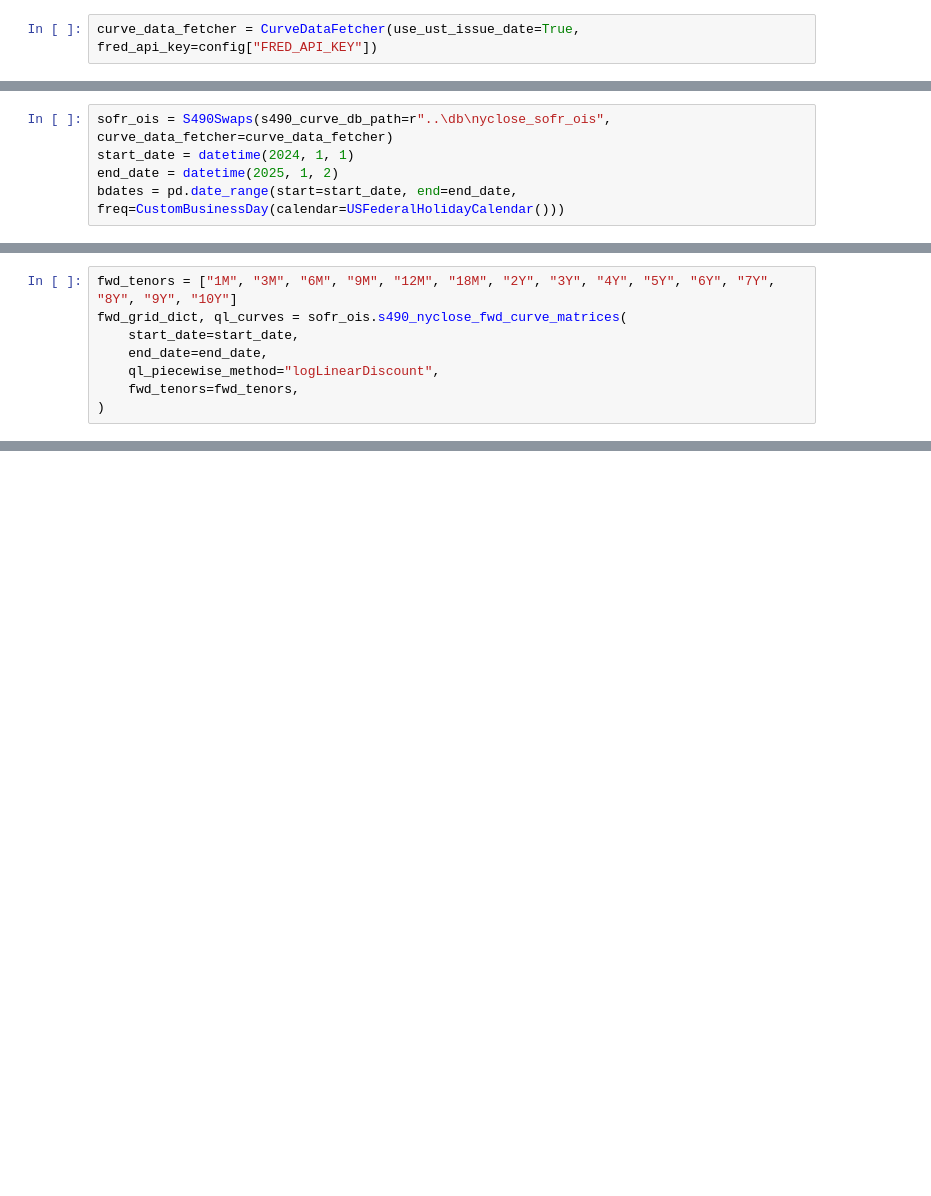
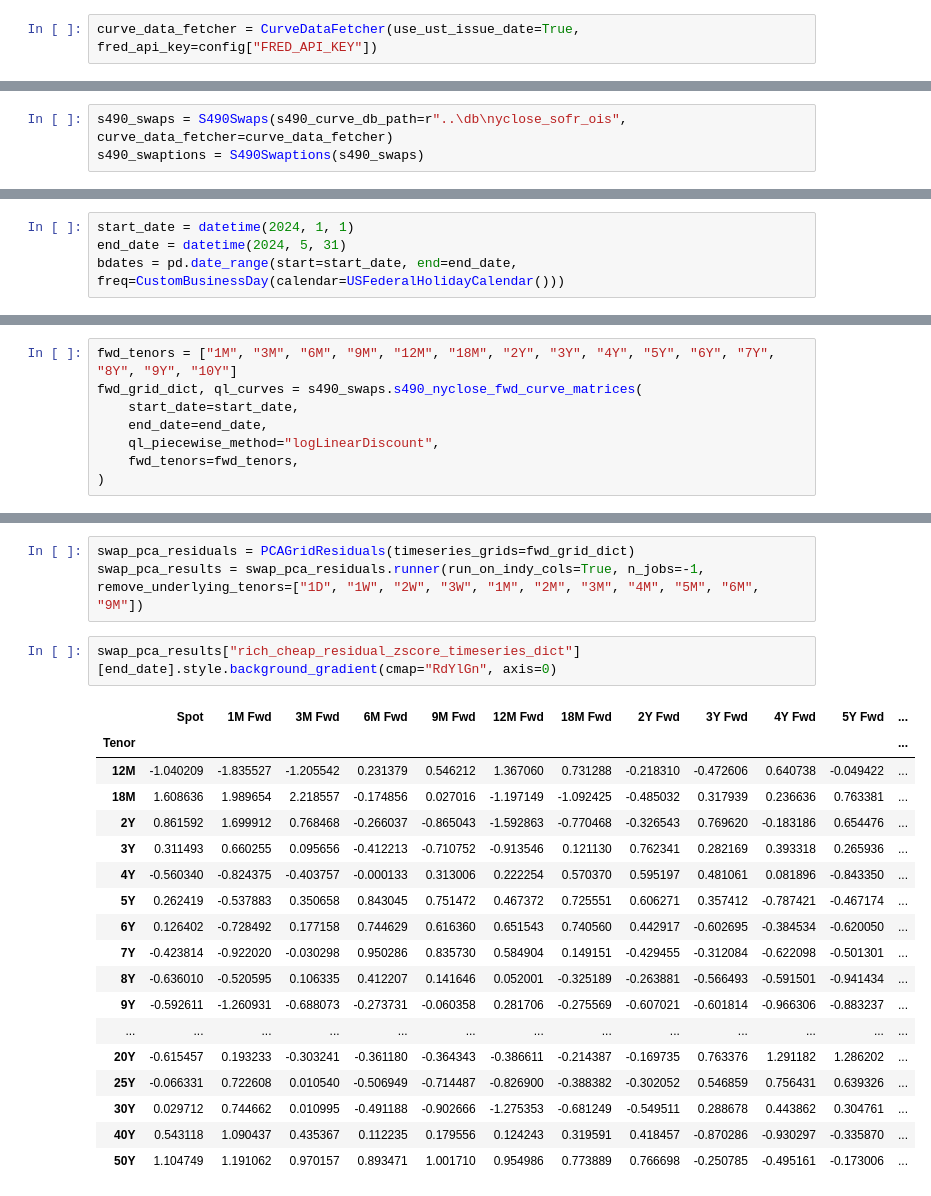
Before and after one commit to pfin/Curvy-CUSIPs, a Jupyter notebook: notebooks/temp.ipynb, the cells around one changed output, grey strips where cells are left out. Drawn from its saved outputs; the diff is of its cells as text; blank space fills up the shorter version.

```diff
--- a/notebooks/temp.ipynb
+++ b/notebooks/temp.ipynb
@@ -243,0 +47,3 @@ Risk Weights - Front Wing: 46.500%, Back Wing: 66.900%, Sum: 113.400%
+# %%
+s490_swaps = S490Swaps(s490_curve_db_path=r"..\db\nyclose_sofr_ois", curve_data_fetcher=curve_data_fetcher)
+s490_swaptions = S490Swaptions(s490_swaps)
@@ -244,5 +54,4 @@ Risk Weights - Front Wing: 46.500%, Back Wing: 66.900%, Sum: 113.400%
 # %%
-sofr_ois = S490Swaps(s490_curve_db_path=r"..\db\nyclose_sofr_ois", curve_data_fetcher=curve_data_fetcher)
 start_date = datetime(2024, 1, 1)
-end_date = datetime(2025, 1, 2)
+end_date = datetime(2024, 5, 31)
 bdates = pd.date_range(start=start_date, end=end_date, freq=CustomBusinessDay(calendar=USFederalHolidayCalendar()))
@@ -251,6 +58,6 @@ bdates = pd.date_range(start=start_date, end=end_date, freq=CustomBusinessDay(ca
 # %%
 fwd_tenors = ["1M", "3M", "6M", "9M", "12M", "18M", "2Y", "3Y", "4Y", "5Y", "6Y", "7Y", "8Y", "9Y", "10Y"]
-fwd_grid_dict, ql_curves = sofr_ois.s490_nyclose_fwd_curve_matrices(
+fwd_grid_dict, ql_curves = s490_swaps.s490_nyclose_fwd_curve_matrices(
     start_date=start_date,
     end_date=end_date,
     ql_piecewise_method="logLinearDiscount",
@@ -409,0 +66,24 @@ BPV Neutral Fly PVBP: -40_091.594
+# %%
+swap_pca_residuals = PCAGridResiduals(timeseries_grids=fwd_grid_dict)
+swap_pca_results = swap_pca_residuals.runner(run_on_indy_cols=True, n_jobs=-1, remove_underlying_tenors=["1D", "1W", "2W", "3W", "1M", "2M", "3M", "4M", "5M", "6M", "9M"])
+# %%
+swap_pca_results["rich_cheap_residual_zscore_timeseries_dict"][end_date].style.background_gradient(cmap="RdYlGn", axis=0)
+# %% [output]
+|  | Spot | 1M Fwd | 3M Fwd | 6M Fwd | 9M Fwd | 12M Fwd | 18M Fwd | 2Y Fwd | 3Y Fwd | 4Y Fwd | 5Y Fwd | ... |
+| Tenor |  |  |  |  |  |  |  |  |  |  |  | ... |
+| 12M | -1.040209 | -1.835527 | -1.205542 | 0.231379 | 0.546212 | 1.367060 | 0.731288 | -0.218310 | -0.472606 | 0.640738 | -0.049422 | ... |
+| 18M | 1.608636 | 1.989654 | 2.218557 | -0.174856 | 0.027016 | -1.197149 | -1.092425 | -0.485032 | 0.317939 | 0.236636 | 0.763381 | ... |
+| 2Y | 0.861592 | 1.699912 | 0.768468 | -0.266037 | -0.865043 | -1.592863 | -0.770468 | -0.326543 | 0.769620 | -0.183186 | 0.654476 | ... |
+| 3Y | 0.311493 | 0.660255 | 0.095656 | -0.412213 | -0.710752 | -0.913546 | 0.121130 | 0.762341 | 0.282169 | 0.393318 | 0.265936 | ... |
+| 4Y | -0.560340 | -0.824375 | -0.403757 | -0.000133 | 0.313006 | 0.222254 | 0.570370 | 0.595197 | 0.481061 | 0.081896 | -0.843350 | ... |
+| 5Y | 0.262419 | -0.537883 | 0.350658 | 0.843045 | 0.751472 | 0.467372 | 0.725551 | 0.606271 | 0.357412 | -0.787421 | -0.467174 | ... |
+| 6Y | 0.126402 | -0.728492 | 0.177158 | 0.744629 | 0.616360 | 0.651543 | 0.740560 | 0.442917 | -0.602695 | -0.384534 | -0.620050 | ... |
+| 7Y | -0.423814 | -0.922020 | -0.030298 | 0.950286 | 0.835730 | 0.584904 | 0.149151 | -0.429455 | -0.312084 | -0.622098 | -0.501301 | ... |
+| 8Y | -0.636010 | -0.520595 | 0.106335 | 0.412207 | 0.141646 | 0.052001 | -0.325189 | -0.263881 | -0.566493 | -0.591501 | -0.941434 | ... |
+| 9Y | -0.592611 | -1.260931 | -0.688073 | -0.273731 | -0.060358 | 0.281706 | -0.275569 | -0.607021 | -0.601814 | -0.966306 | -0.883237 | ... |
+| ... | ... | ... | ... | ... | ... | ... | ... | ... | ... | ... | ... | ... |
+| 20Y | -0.615457 | 0.193233 | -0.303241 | -0.361180 | -0.364343 | -0.386611 | -0.214387 | -0.169735 | 0.763376 | 1.291182 | 1.286202 | ... |
+| 25Y | -0.066331 | 0.722608 | 0.010540 | -0.506949 | -0.714487 | -0.826900 | -0.388382 | -0.302052 | 0.546859 | 0.756431 | 0.639326 | ... |
+| 30Y | 0.029712 | 0.744662 | 0.010995 | -0.491188 | -0.902666 | -1.275353 | -0.681249 | -0.549511 | 0.288678 | 0.443862 | 0.304761 | ... |
+| 40Y | 0.543118 | 1.090437 | 0.435367 | 0.112235 | 0.179556 | 0.124243 | 0.319591 | 0.418457 | -0.870286 | -0.930297 | -0.335870 | ... |
+| 50Y | 1.104749 | 1.191062 | 0.970157 | 0.893471 | 1.001710 | 0.954986 | 0.773889 | 0.766698 | -0.250785 | -0.495161 | -0.173006 | ... |
```
Also changed, not shown: parts of 16 cells of this notebook, 5 other files.
